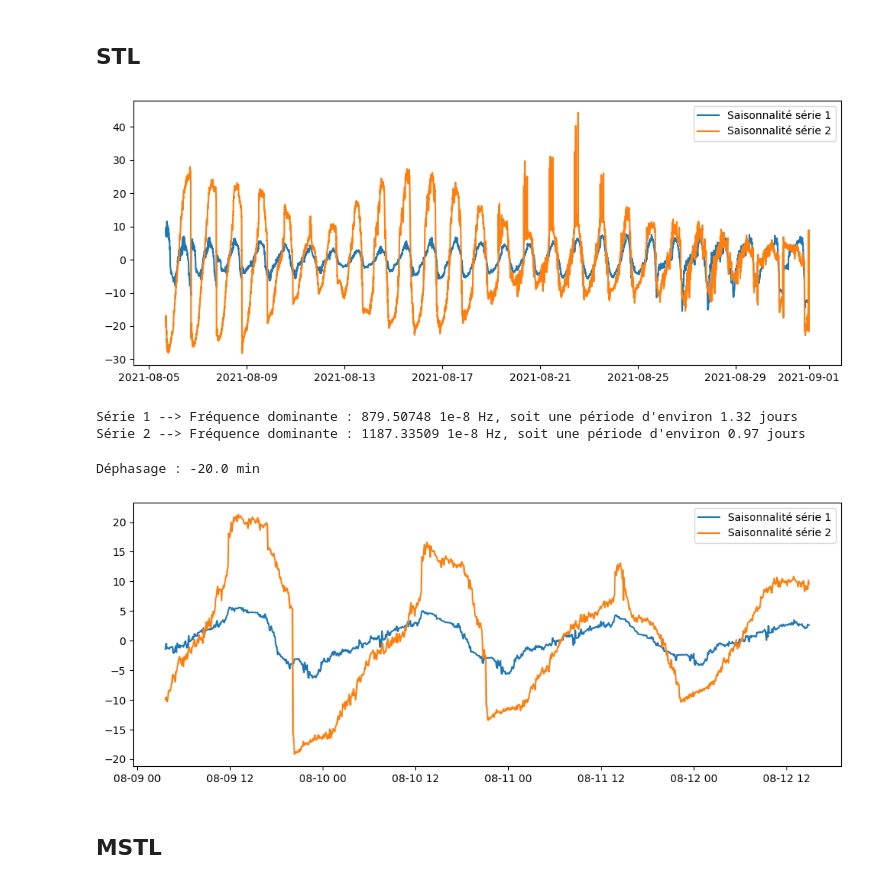
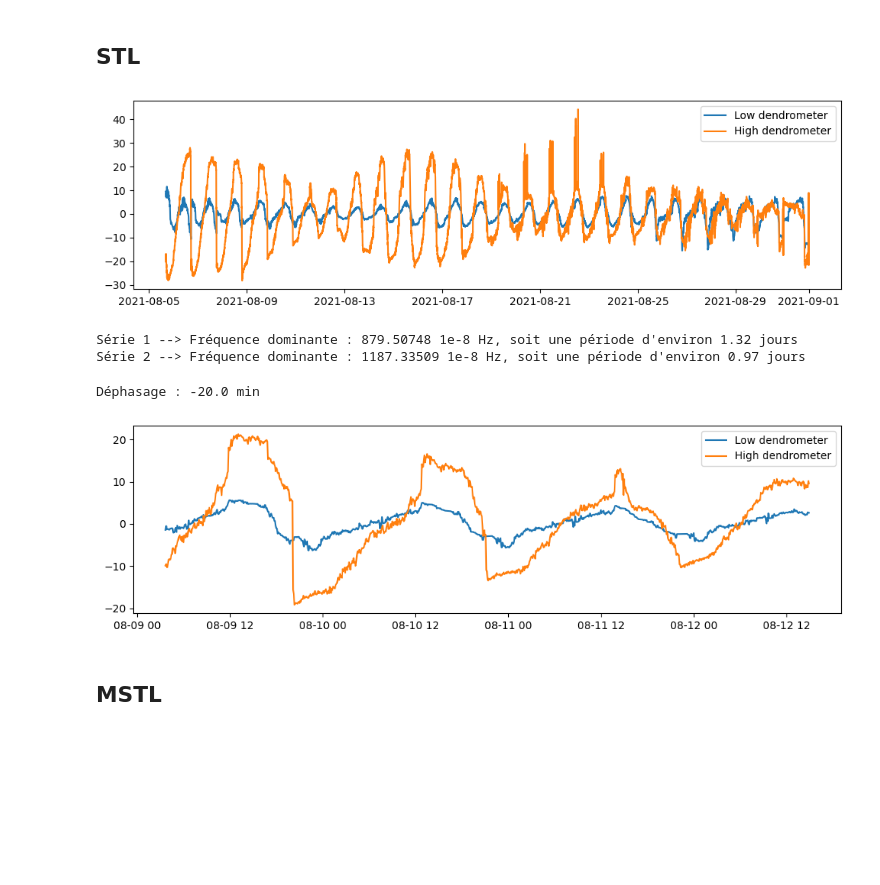
Before and after one commit to PiDchsn/Projet-RI, a Jupyter notebook: Correlation_signaux.ipynb, the cells around one changed output. Cells and saved outputs as stored; diff of their text form; code cells hidden in the pictures; blank space fills up the shorter version.

```diff
--- a/Correlation_signaux.ipynb
+++ b/Correlation_signaux.ipynb
@@ -712,14 +487,14 @@ plt.show()
 # %% [markdown]
 ## STL
 # %%
-plt.figure(figsize=(10, 4))
-plt.plot(datetime_data,result_stl1.seasonal, label = "Saisonnalité série 1")
-plt.plot(datetime_data,result_stl2.seasonal, label = "Saisonnalité série 2")
+plt.figure(figsize=(10, 3))
+plt.plot(datetime_data,result_stl1.seasonal, label = "Low dendrometer")
+plt.plot(datetime_data,result_stl2.seasonal, label = "High dendrometer")
 plt.legend()
 plt.tight_layout()
 plt.show()
 # %% [output]
-[figure, old version]
+[figure, new version]
 # %%
 seasonal1 = result_stl1.seasonal
 seasonal2 = result_stl2.seasonal
@@ -756,15 +531,15 @@ delta_t = (time_peak2 - time_peak1).total_seconds()
 print(f"Déphasage : {delta_t/60:.1f} min")
 
 # Affichage du déphasage
-plt.figure(figsize=(10, 4))
-plt.plot(datetime_data[1000:2000],result_stl1.seasonal[1000:2000], label = "Saisonnalité série 1")
-plt.plot(datetime_data[1000:2000],result_stl2.seasonal[1000:2000], label = "Saisonnalité série 2")
+plt.figure(figsize=(10, 3))
+plt.plot(datetime_data[1000:2000],result_stl1.seasonal[1000:2000], label = "Low dendrometer")
+plt.plot(datetime_data[1000:2000],result_stl2.seasonal[1000:2000], label = "High dendrometer")
 plt.legend()
 plt.tight_layout()
 plt.show()
 # %% [output]
 Déphasage : -20.0 min
-[figure, old version]
+[figure, new version]
 # %% [markdown]
 ## MSTL
 # %%
```
Also changed, not shown: parts of 27 cells of this notebook.
